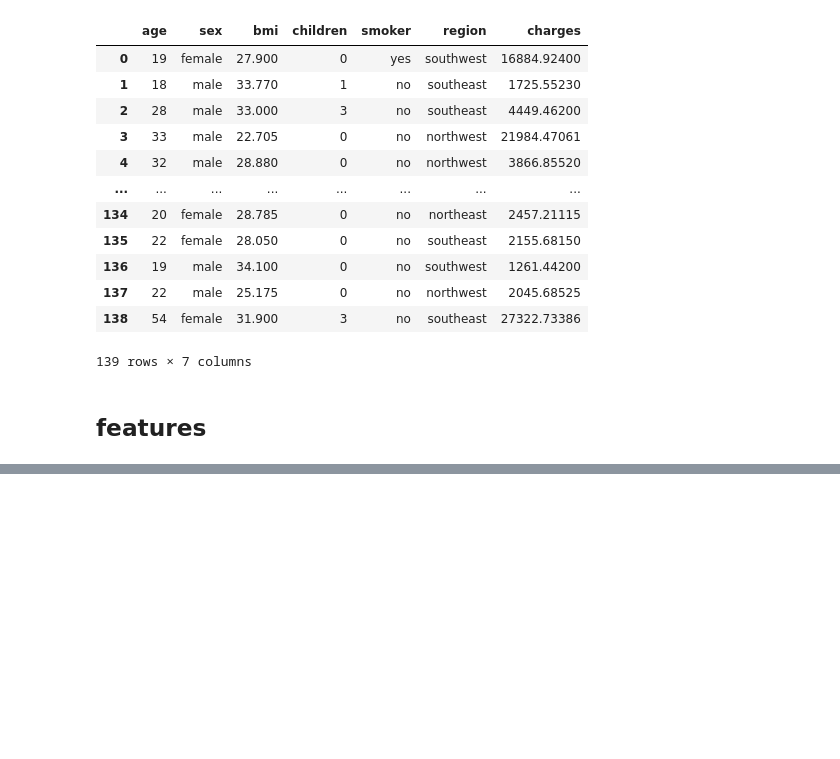
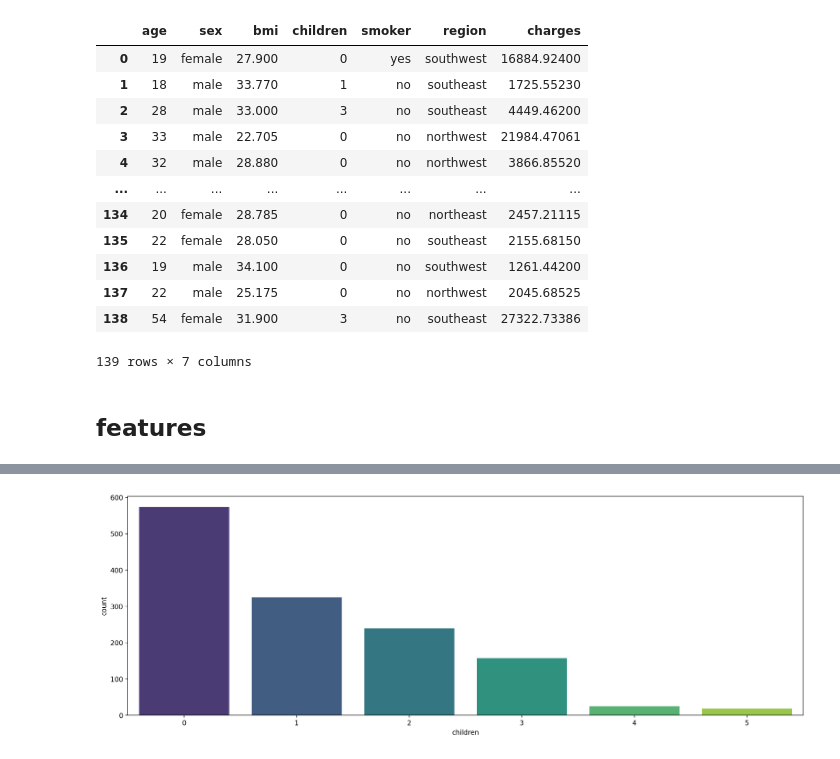
Before and after one commit to ashen007/EDA_project, a Jupyter notebook: analysis.ipynb, the cells around one changed output, grey strips where cells are left out. Drawn from its saved outputs; the diff is of its cells as text; code cells hidden in the pictures; blank space fills up the shorter version.

```diff
--- a/analysis.ipynb
+++ b/analysis.ipynb
@@ -315,0 +341,6 @@ df.iloc[np.where(outlier_by_IQR(df['charges']))]
+# %%
+plt.figure(figsize=[18,6],dpi=200)
+sns.countplot(x='children',data=df,palette='viridis')
+plt.show()
+# %% [output]
+[figure, added]
```
Also changed, not shown: parts of 7 cells of this notebook.
